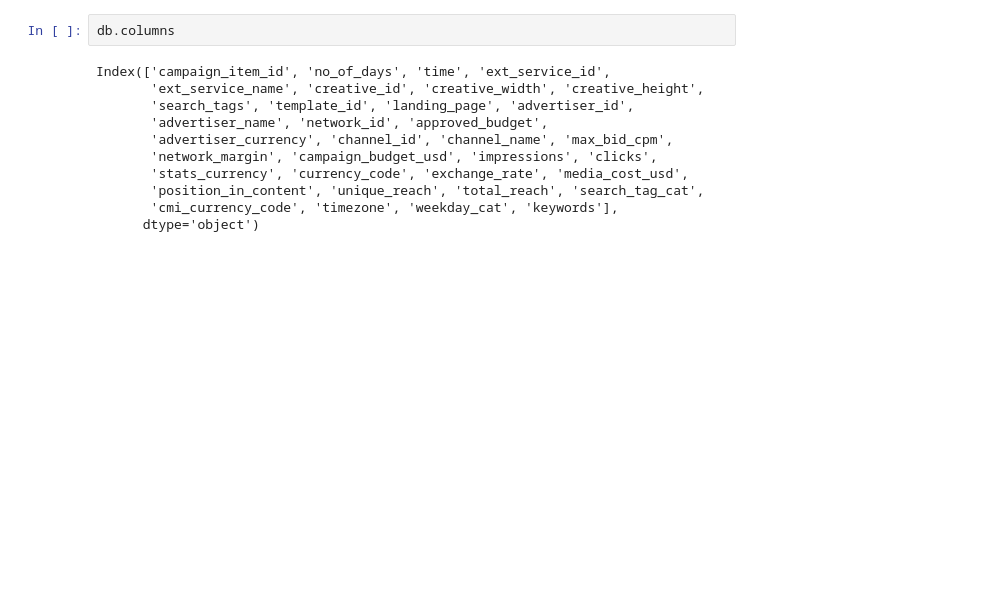
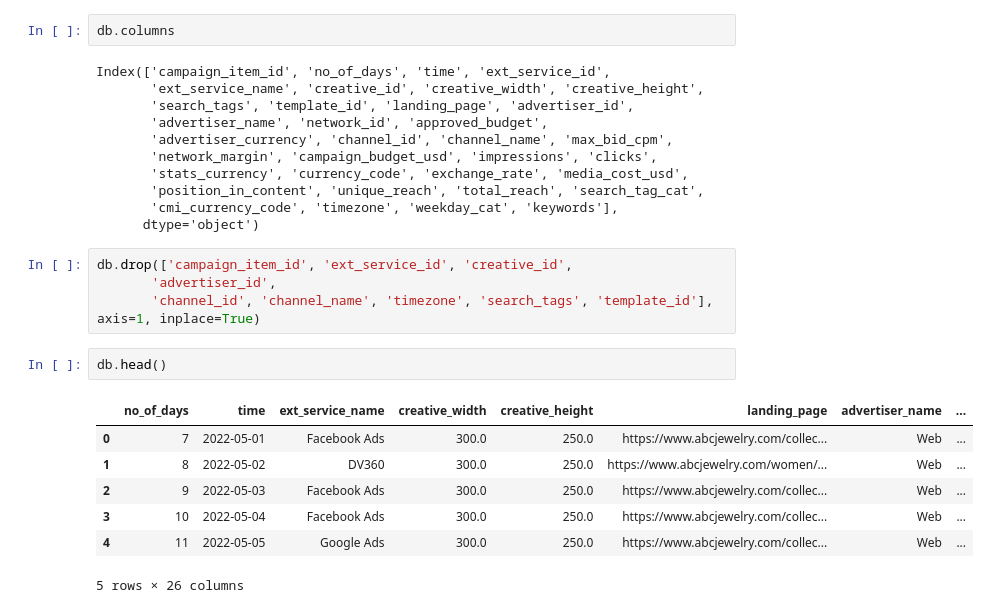
Before and after one commit to SantiagoArenas/TFG_Santiago, a Jupyter notebook: dataAcquisition/marketingCampaign1/campaignExploration1.ipynb, the cells around one changed output. Saved outputs shown, nothing was run; the diff lists cells and outputs as text; blank space fills up the shorter version.

```diff
--- a/dataAcquisition/marketingCampaign1/campaignExploration1.ipynb
+++ b/dataAcquisition/marketingCampaign1/campaignExploration1.ipynb
@@ -24,3 +24,17 @@ Index(['campaign_item_id', 'no_of_days', 'time', 'ext_service_id',
        'position_in_content', 'unique_reach', 'total_reach', 'search_tag_cat',
        'cmi_currency_code', 'timezone', 'weekday_cat', 'keywords'],
       dtype='object')
+# %%
+db.drop(['campaign_item_id', 'ext_service_id', 'creative_id',
+       'advertiser_id',
+       'channel_id', 'channel_name', 'timezone', 'search_tags', 'template_id'], axis=1, inplace=True)
+# %%
+db.head()
+# %% [output]
+|  | no_of_days | time | ext_service_name | creative_width | creative_height | landing_page | advertiser_name | ... |
+| 0 | 7 | 2022-05-01 | Facebook Ads | 300.0 | 250.0 | https://www.abcjewelry.com/collec... | Web | ... |
+| 1 | 8 | 2022-05-02 | DV360 | 300.0 | 250.0 | https://www.abcjewelry.com/women/... | Web | ... |
+| 2 | 9 | 2022-05-03 | Facebook Ads | 300.0 | 250.0 | https://www.abcjewelry.com/collec... | Web | ... |
+| 3 | 10 | 2022-05-04 | Facebook Ads | 300.0 | 250.0 | https://www.abcjewelry.com/collec... | Web | ... |
+| 4 | 11 | 2022-05-05 | Google Ads | 300.0 | 250.0 | https://www.abcjewelry.com/collec... | Web | ... |
+5 rows × 26 columns
```
Also changed, not shown: parts of 5 cells of this notebook.
